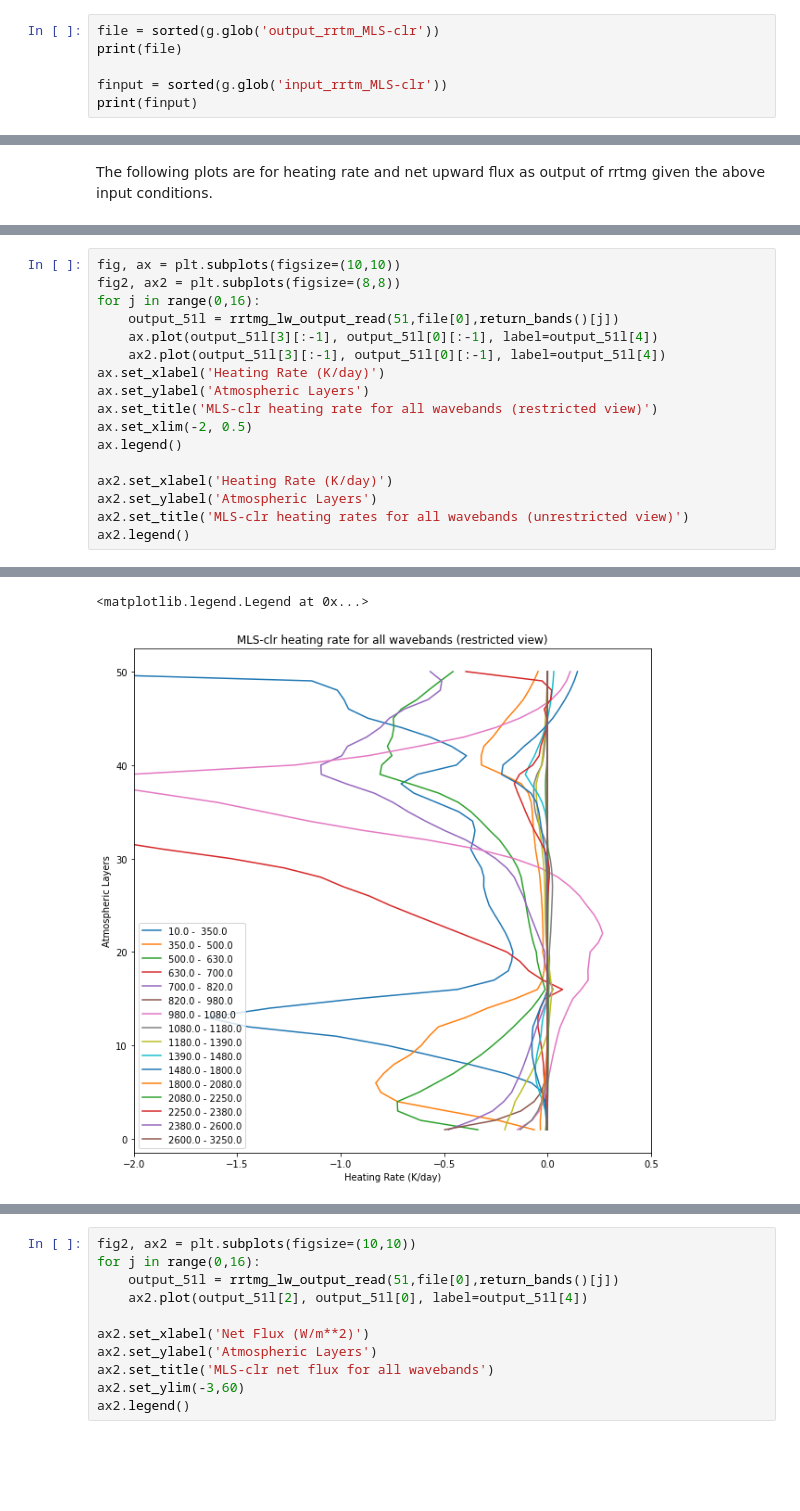
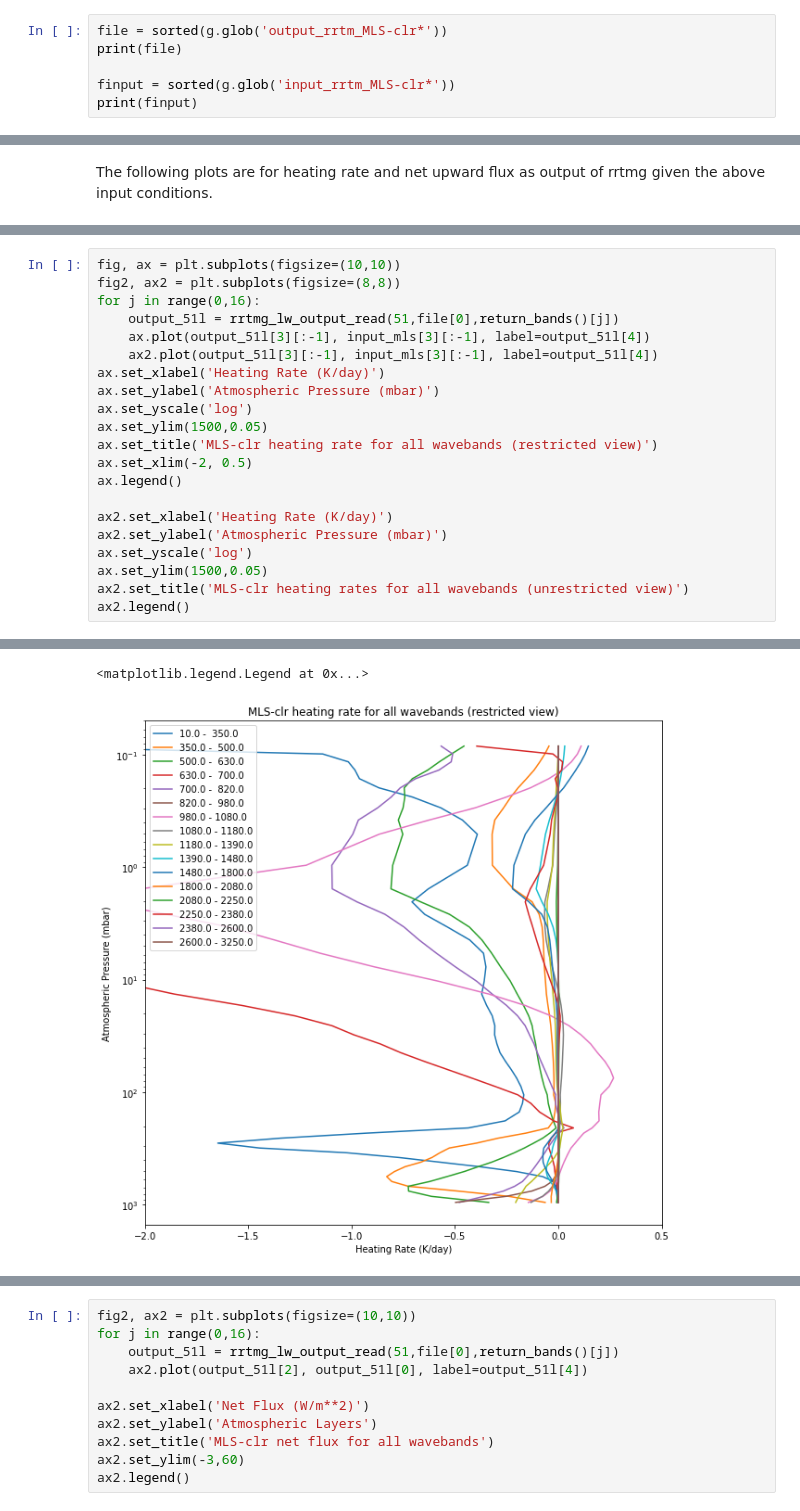
Before and after one commit to SennDegrare/RRTMG_LW_outputs, a Jupyter notebook: Longwave-rrtm-read.ipynb, the cells around one changed output, grey strips where cells are left out. Drawn from its saved outputs; the diff is of its cells as text; blank space fills up the shorter version.

```diff
--- a/Longwave-rrtm-read.ipynb
+++ b/Longwave-rrtm-read.ipynb
@@ -4,9 +4,9 @@ import matplotlib.pyplot as plt
 import glob as g
 import pandas as pd
 # %%
-file = sorted(g.glob('output_rrtm_MLS-clr'))
+file = sorted(g.glob('output_rrtm_MLS-clr*'))
 print(file)
 
-finput = sorted(g.glob('input_rrtm_MLS-clr'))
+finput = sorted(g.glob('input_rrtm_MLS-clr*'))
 print(finput)
 # %% [output]
@@ -251,35 +282,39 @@ Text(0.5, 1.0, 'MLS net upward radiative flux for clear skies, full bandwidth')
 fig, ax = plt.subplots(figsize=(10,10))
 fig2, ax2 = plt.subplots(figsize=(8,8))
 for j in range(0,16):
     output_51l = rrtmg_lw_output_read(51,file[0],return_bands()[j])
-    ax.plot(output_51l[3][:-1], output_51l[0][:-1], label=output_51l[4])
-    ax2.plot(output_51l[3][:-1], output_51l[0][:-1], label=output_51l[4])
+    ax.plot(output_51l[3][:-1], input_mls[3][:-1], label=output_51l[4])
+    ax2.plot(output_51l[3][:-1], input_mls[3][:-1], label=output_51l[4])
 ax.set_xlabel('Heating Rate (K/day)')
-ax.set_ylabel('Atmospheric Layers')
+ax.set_ylabel('Atmospheric Pressure (mbar)')
+ax.set_yscale('log')
+ax.set_ylim(1500,0.05)
 ax.set_title('MLS-clr heating rate for all wavebands (restricted view)')
 ax.set_xlim(-2, 0.5)
 ax.legend()
 
 ax2.set_xlabel('Heating Rate (K/day)')
-ax2.set_ylabel('Atmospheric Layers')
+ax2.set_ylabel('Atmospheric Pressure (mbar)')
+ax.set_yscale('log')
+ax.set_ylim(1500,0.05)
 ax2.set_title('MLS-clr heating rates for all wavebands (unrestricted view)')
 ax2.legend()
 # %% [output]
 string exists in file
 string exists in file
 string exists in file
 string exists in file
 string exists in file
 string exists in file
 string exists in file
 string exists in file
 string exists in file
 string exists in file
 string exists in file
 string exists in file
 string exists in file
 string exists in file
 string exists in file
 string exists in file
 <matplotlib.legend.Legend at 0x...>
-[figure, old version]
+[figure, new version]
```
Also changed, not shown: parts of 13 cells of this notebook.
